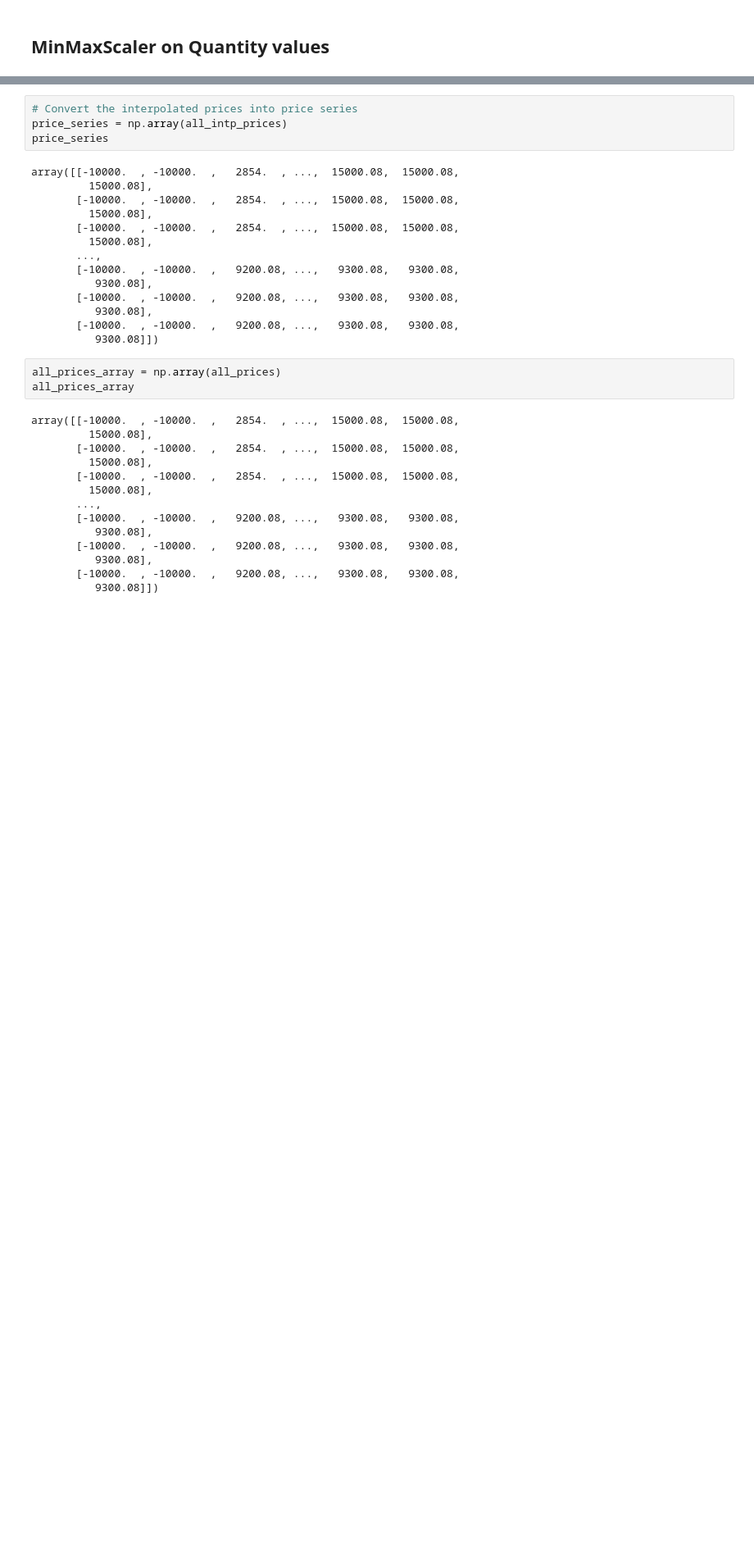
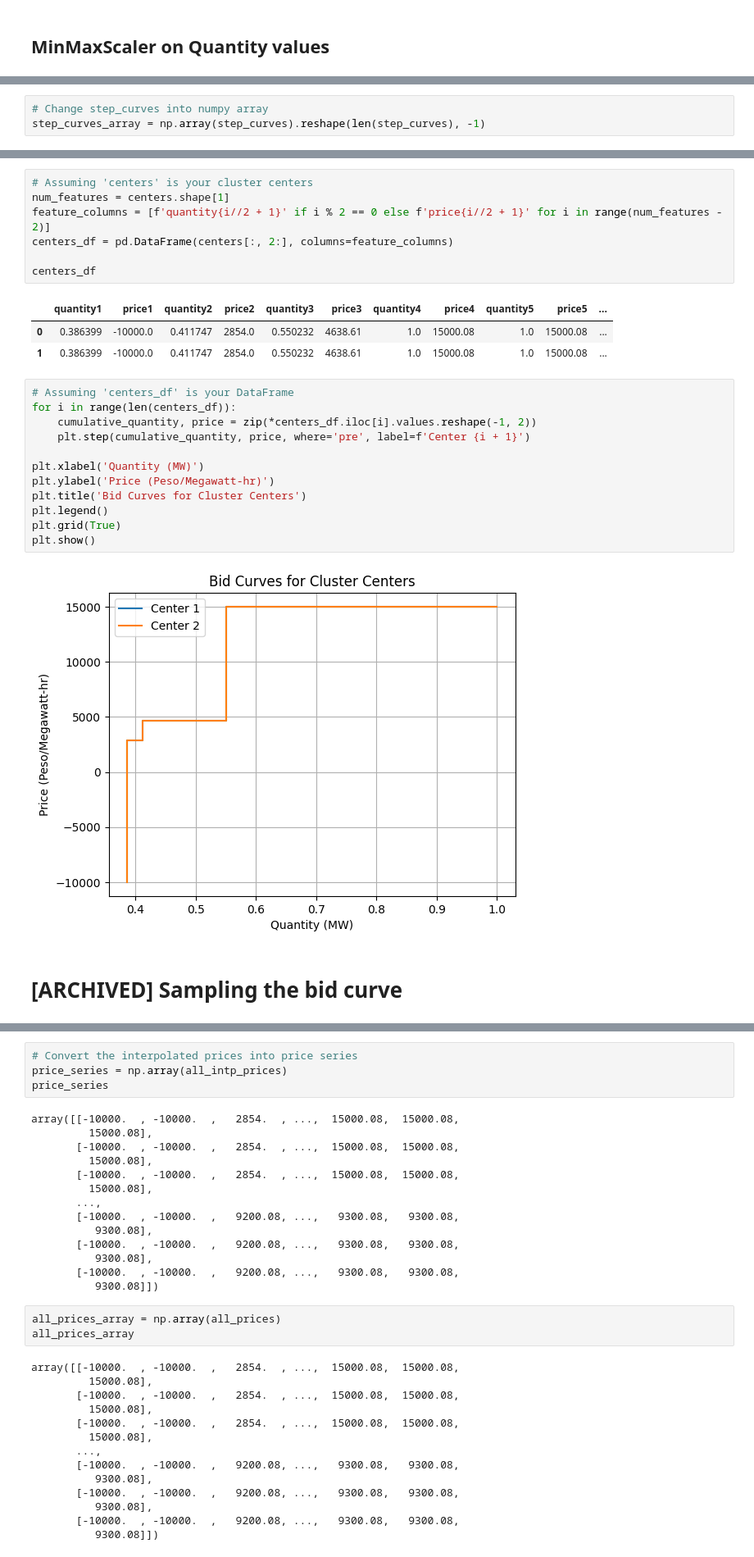
Before and after one commit to gbrosell/maroon-archers, a Jupyter notebook: K-medoids.ipynb, the cells around one changed output, grey strips where cells are left out. Shown at 82% size. Cells and saved outputs as stored; diff of their text form; blank space fills up the shorter version.

```diff
--- a/K-medoids.ipynb
+++ b/K-medoids.ipynb
@@ -163,0 +193,3 @@ Wall time: 23.2 s
+# %%
+# Change step_curves into numpy array
+step_curves_array = np.array(step_curves).reshape(len(step_curves), -1)
@@ -163,0 +280,27 @@ Wall time: 23.2 s
+# %%
+# Assuming 'centers' is your cluster centers
+num_features = centers.shape[1]
+feature_columns = [f'quantity{i//2 + 1}' if i % 2 == 0 else f'price{i//2 + 1}' for i in range(num_features - 2)]
+centers_df = pd.DataFrame(centers[:, 2:], columns=feature_columns)
+
+centers_df
+# %% [output]
+|  | quantity1 | price1 | quantity2 | price2 | quantity3 | price3 | quantity4 | price4 | quantity5 | price5 | ... |
+| 0 | 0.386399 | -10000.0 | 0.411747 | 2854.0 | 0.550232 | 4638.61 | 1.0 | 15000.08 | 1.0 | 15000.08 | ... |
+| 1 | 0.386399 | -10000.0 | 0.411747 | 2854.0 | 0.550232 | 4638.61 | 1.0 | 15000.08 | 1.0 | 15000.08 | ... |
+# %%
+# Assuming 'centers_df' is your DataFrame
+for i in range(len(centers_df)):
+    cumulative_quantity, price = zip(*centers_df.iloc[i].values.reshape(-1, 2))
+    plt.step(cumulative_quantity, price, where='pre', label=f'Center {i + 1}')
+
+plt.xlabel('Quantity (MW)')
+plt.ylabel('Price (Peso/Megawatt-hr)')
+plt.title('Bid Curves for Cluster Centers')
+plt.legend()
+plt.grid(True)
+plt.show()
+# %% [output]
+[figure, added]
+# %% [markdown]
+# [ARCHIVED] Sampling the bid curve
```
Also changed, not shown: parts of 40 cells of this notebook.
